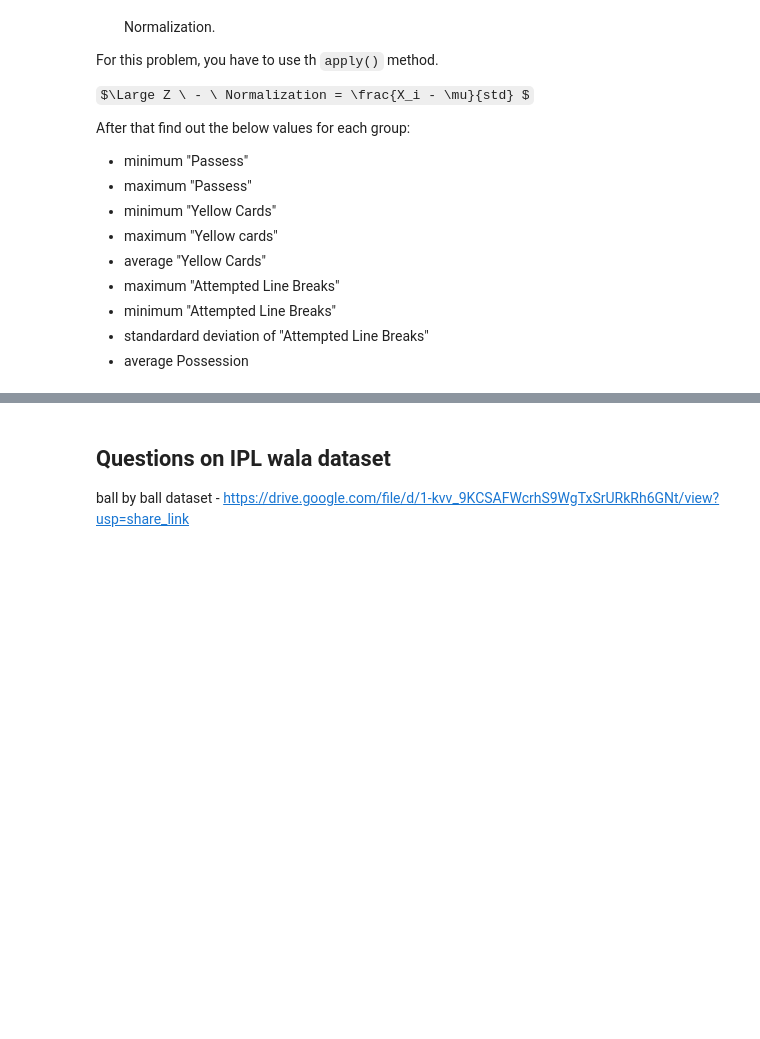
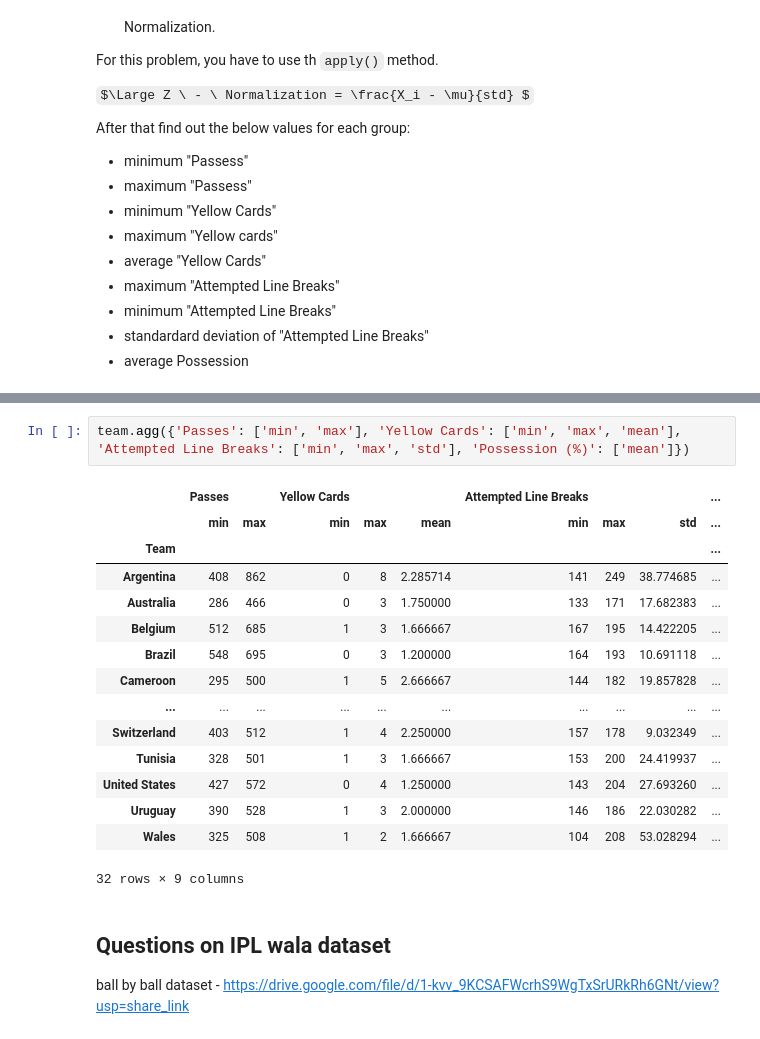
Before and after one commit to rishabhk1501/Data-Analytics-Tasks, a Jupyter notebook: session_19_tasks_soln.ipynb, the cells around one changed output, grey strips where cells are left out. Saved outputs shown, nothing was run; the diff lists cells and outputs as text; some formulas as TeX source; blank space fills up the shorter version.

```diff
--- a/session_19_tasks_soln.ipynb
+++ b/session_19_tasks_soln.ipynb
@@ -217,3 +267,21 @@ After that find out the below values for each group:
+# %%
+team.agg({'Passes': ['min', 'max'], 'Yellow Cards': ['min', 'max', 'mean'], 'Attempted Line Breaks': ['min', 'max', 'std'], 'Possession (%)': ['mean']})
+# %% [output]
+|  | Passes |  | Yellow Cards |  |  | Attempted Line Breaks |  |  | ... |
+|  | min | max | min | max | mean | min | max | std | ... |
+| Team |  |  |  |  |  |  |  |  | ... |
+| Argentina | 408 | 862 | 0 | 8 | 2.285714 | 141 | 249 | 38.774685 | ... |
+| Australia | 286 | 466 | 0 | 3 | 1.750000 | 133 | 171 | 17.682383 | ... |
+| Belgium | 512 | 685 | 1 | 3 | 1.666667 | 167 | 195 | 14.422205 | ... |
+| Brazil | 548 | 695 | 0 | 3 | 1.200000 | 164 | 193 | 10.691118 | ... |
+| Cameroon | 295 | 500 | 1 | 5 | 2.666667 | 144 | 182 | 19.857828 | ... |
+| ... | ... | ... | ... | ... | ... | ... | ... | ... | ... |
+| Switzerland | 403 | 512 | 1 | 4 | 2.250000 | 157 | 178 | 9.032349 | ... |
+| Tunisia | 328 | 501 | 1 | 3 | 1.666667 | 153 | 200 | 24.419937 | ... |
+| United States | 427 | 572 | 0 | 4 | 1.250000 | 143 | 204 | 27.693260 | ... |
+| Uruguay | 390 | 528 | 1 | 3 | 2.000000 | 146 | 186 | 22.030282 | ... |
+| Wales | 325 | 508 | 1 | 2 | 1.666667 | 104 | 208 | 53.028294 | ... |
+32 rows × 9 columns
 # %% [markdown]
 ## **Questions on IPL wala dataset**
 
```
Also changed, not shown: parts of 7 cells of this notebook.
